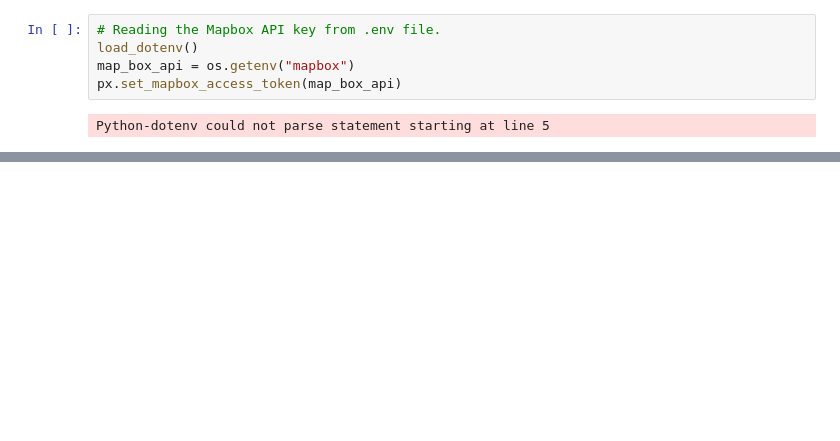
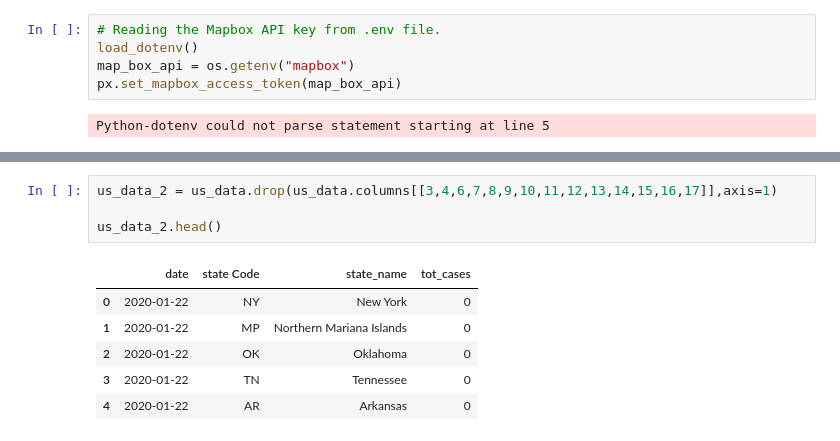
Before and after one commit to chimdyke82/j-Camp, a Jupyter notebook: Project1.ipynb, the cells around one changed output, grey strips where cells are left out. Drawn from its saved outputs; the diff is of its cells as text; blank space fills up the shorter version.

```diff
--- a/Project1.ipynb
+++ b/Project1.ipynb
@@ -877,0 +510,11 @@ map_cases
+# %%
+us_data_2 = us_data.drop(us_data.columns[[3,4,6,7,8,9,10,11,12,13,14,15,16,17]],axis=1)
+
+us_data_2.head()
+# %% [output]
+|  | date | state Code | state_name | tot_cases |
+| 0 | 2020-01-22 | NY | New York | 0 |
+| 1 | 2020-01-22 | MP | Northern Mariana Islands | 0 |
+| 2 | 2020-01-22 | OK | Oklahoma | 0 |
+| 3 | 2020-01-22 | TN | Tennessee | 0 |
+| 4 | 2020-01-22 | AR | Arkansas | 0 |
```
Also changed, not shown: parts of 27 cells of this notebook.
